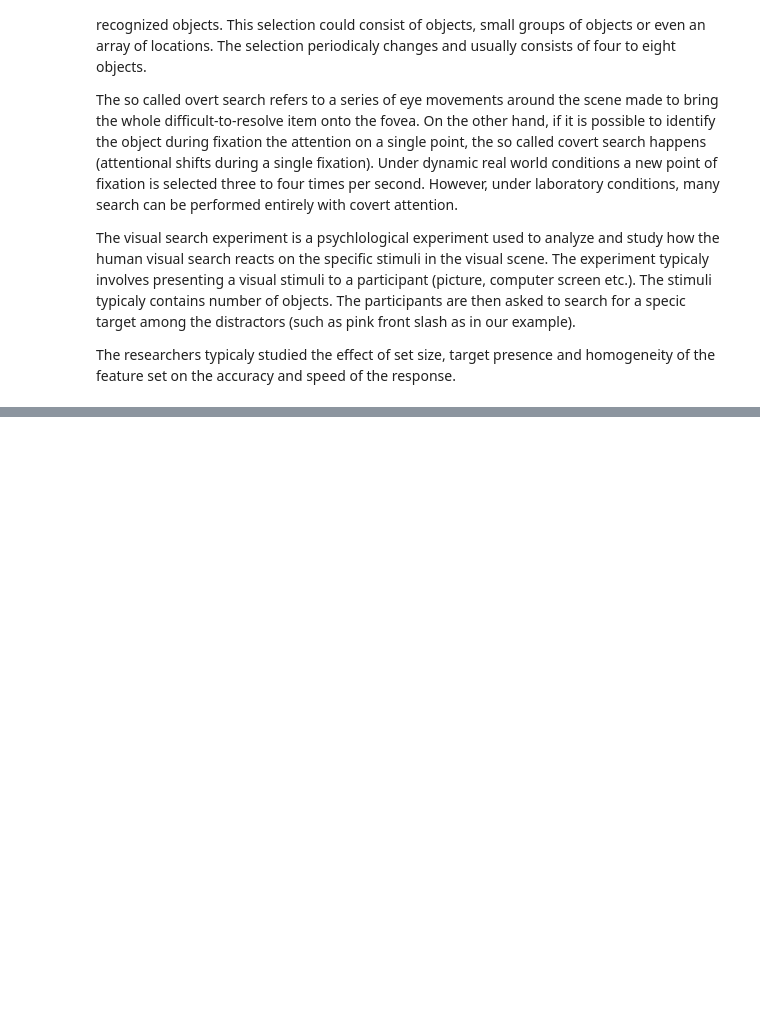
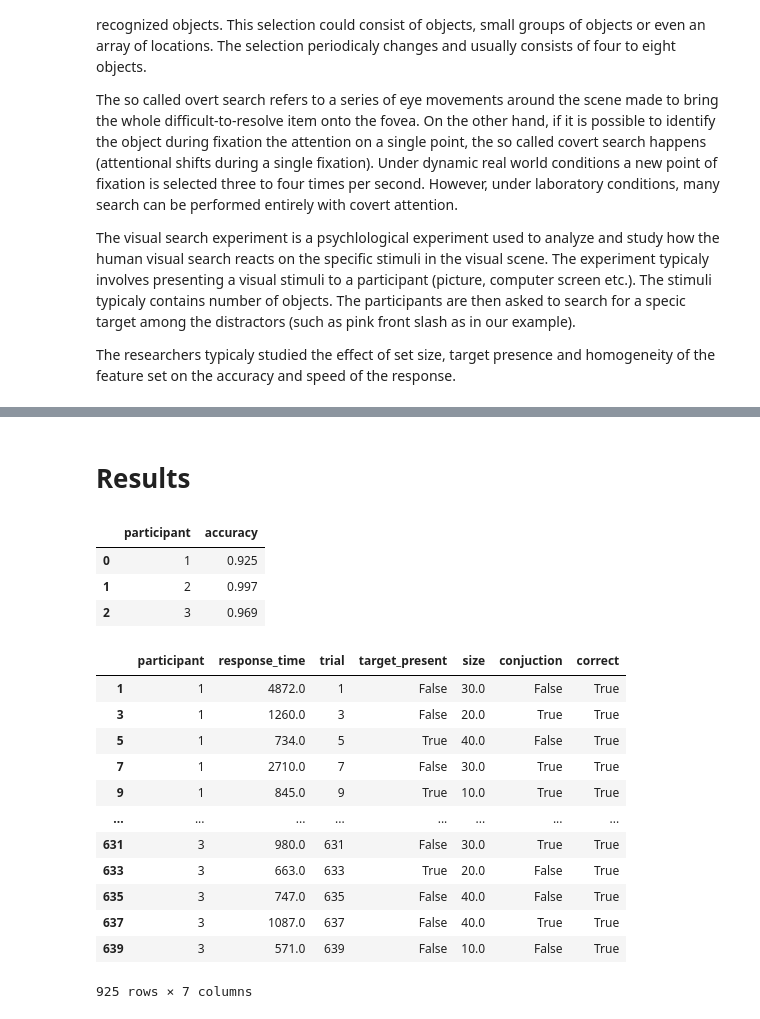
Before and after one commit to dbeinhauer/visual_search_experiment, a Jupyter notebook: visual-search-experiment-report.ipynb, the cells around one changed output, grey strips where cells are left out. Cells and saved outputs as stored; diff of their text form; code cells hidden in the pictures; blank space fills up the shorter version.

```diff
--- a/visual-search-experiment-report.ipynb
+++ b/visual-search-experiment-report.ipynb
@@ -28,0 +111,12 @@ We recruited $N=3$ participants for the study. All the participants consisted of
+# %%
+def load_data(
+        data_dir="data",
+    ):
+
+    """
+    Loads the data from all the participants stored in the shared directory in `.csv` files with filenames `ex_{participant_number}.csv`.
+    """
+
+    selected_files = (Path.cwd() / data_dir).glob("*.csv")
+
+    return pd.concat((parse_data(f) for f in selected_files))
@@ -28,0 +136,2 @@ We recruited $N=3$ participants for the study. All the participants consisted of
+# %% [markdown]
+# Results
@@ -28,0 +144,8 @@ We recruited $N=3$ participants for the study. All the participants consisted of
+# %%
+# Print the table of accuracies for the participants.
+accuracy_data
+# %% [output]
+|  | participant | accuracy |
+| 0 | 1 | 0.925 |
+| 1 | 2 | 0.997 |
+| 2 | 3 | 0.969 |
@@ -28,0 +155,16 @@ We recruited $N=3$ participants for the study. All the participants consisted of
+# %%
+correct_results
+# %% [output]
+|  | participant | response_time | trial | target_present | size | conjuction | correct |
+| 1 | 1 | 4872.0 | 1 | False | 30.0 | False | True |
+| 3 | 1 | 1260.0 | 3 | False | 20.0 | True | True |
+| 5 | 1 | 734.0 | 5 | True | 40.0 | False | True |
+| 7 | 1 | 2710.0 | 7 | False | 30.0 | True | True |
+| 9 | 1 | 845.0 | 9 | True | 10.0 | True | True |
+| ... | ... | ... | ... | ... | ... | ... | ... |
+| 631 | 3 | 980.0 | 631 | False | 30.0 | True | True |
+| 633 | 3 | 663.0 | 633 | True | 20.0 | False | True |
+| 635 | 3 | 747.0 | 635 | False | 40.0 | False | True |
+| 637 | 3 | 1087.0 | 637 | False | 40.0 | True | True |
+| 639 | 3 | 571.0 | 639 | False | 10.0 | False | True |
+925 rows × 7 columns
```
Also changed, not shown: parts of 14 cells of this notebook, 5 other files.
